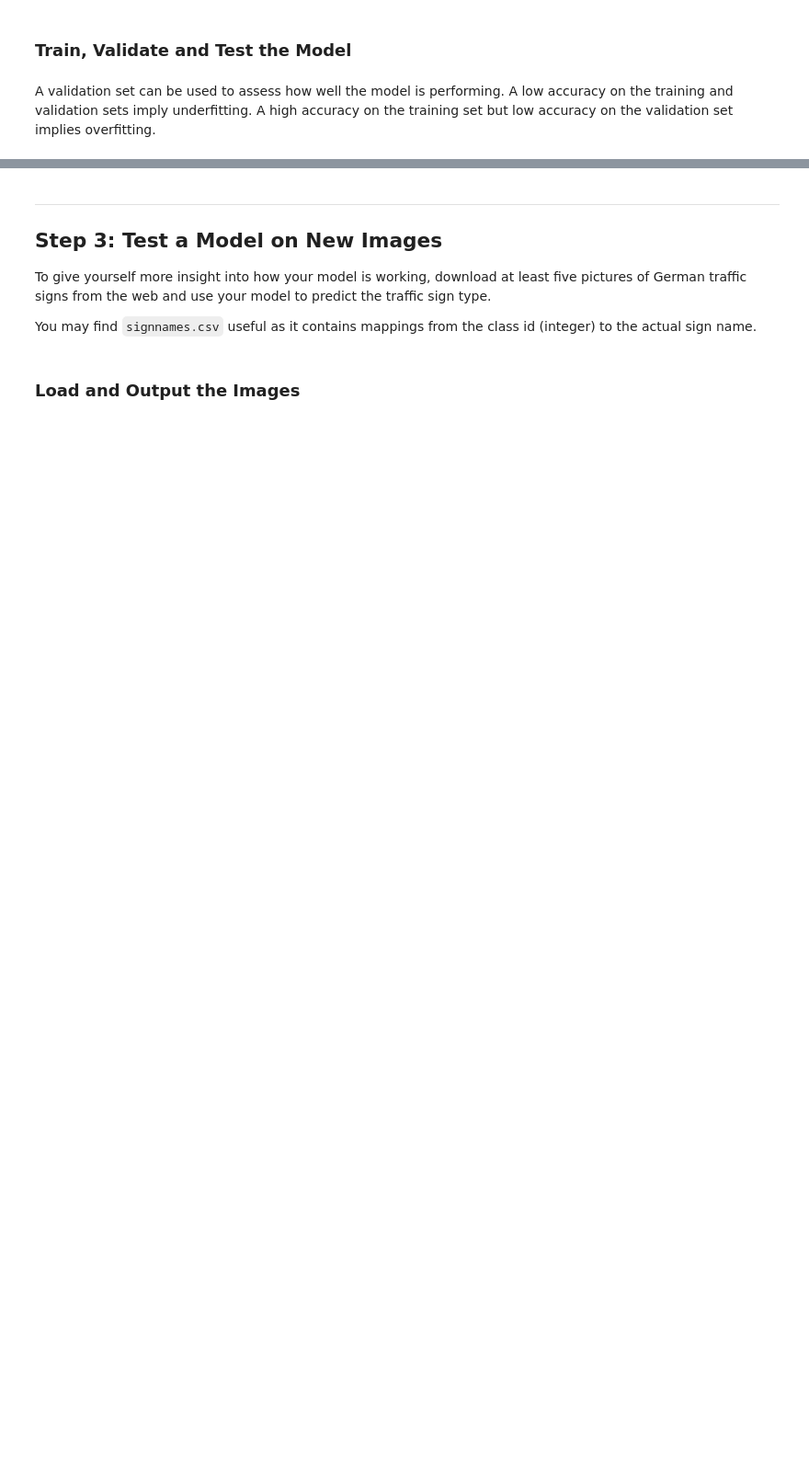
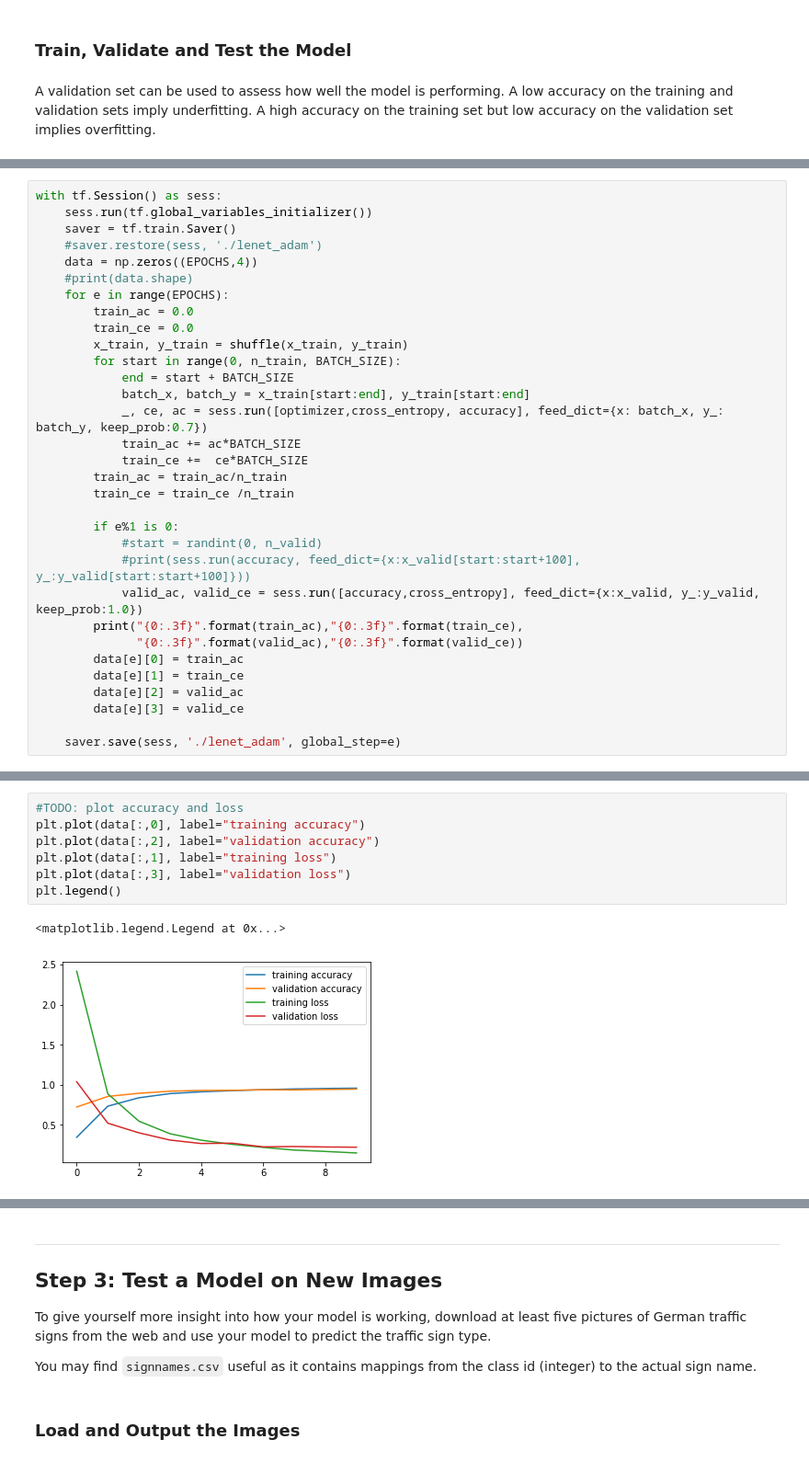
Before and after one commit to dhnkrn/Traffic-Sign-Classifier, a Jupyter notebook: Traffic_Sign_Classifier.ipynb, the cells around one changed output, grey strips where cells are left out. Shown at 92% size. Cells and saved outputs as stored; diff of their text form; blank space fills up the shorter version.

```diff
--- a/Traffic_Sign_Classifier.ipynb
+++ b/Traffic_Sign_Classifier.ipynb
@@ -275,0 +346,32 @@ sets imply underfitting. A high accuracy on the training set but low accuracy on
+# %%
+with tf.Session() as sess:
+    sess.run(tf.global_variables_initializer())
+    saver = tf.train.Saver()
+    #saver.restore(sess, './lenet_adam')
+    data = np.zeros((EPOCHS,4))
+    #print(data.shape)
+    for e in range(EPOCHS):
+        train_ac = 0.0
+        train_ce = 0.0
+        x_train, y_train = shuffle(x_train, y_train)
+        for start in range(0, n_train, BATCH_SIZE):
+            end = start + BATCH_SIZE
+            batch_x, batch_y = x_train[start:end], y_train[start:end]
+            _, ce, ac = sess.run([optimizer,cross_entropy, accuracy], feed_dict={x: batch_x, y_: batch_y, keep_prob:0.7})
+            train_ac += ac*BATCH_SIZE
+            train_ce +=  ce*BATCH_SIZE
+        train_ac = train_ac/n_train
+        train_ce = train_ce /n_train
+
+        if e%1 is 0:
+            #start = randint(0, n_valid)
+            #print(sess.run(accuracy, feed_dict={x:x_valid[start:start+100], y_:y_valid[start:start+100]}))
+            valid_ac, valid_ce = sess.run([accuracy,cross_entropy], feed_dict={x:x_valid, y_:y_valid, keep_prob:1.0})
+        print("{0:.3f}".format(train_ac),"{0:.3f}".format(train_ce),
+              "{0:.3f}".format(valid_ac),"{0:.3f}".format(valid_ce))
+        data[e][0] = train_ac
+        data[e][1] = train_ce
+        data[e][2] = valid_ac
+        data[e][3] = valid_ce
+
+    saver.save(sess, './lenet_adam', global_step=e)
@@ -276 +389,11 @@ sets imply underfitting. A high accuracy on the training set but low accuracy on
+# %%
+#TODO: plot accuracy and loss
+plt.plot(data[:,0], label="training accuracy")
+plt.plot(data[:,2], label="validation accuracy")
+plt.plot(data[:,1], label="training loss")
+plt.plot(data[:,3], label="validation loss")
+plt.legend()
+# %% [output]
+<matplotlib.legend.Legend at 0x...>
+[figure, added]
 # %%
```
Also changed, not shown: parts of 22 cells of this notebook, 30 other files.
